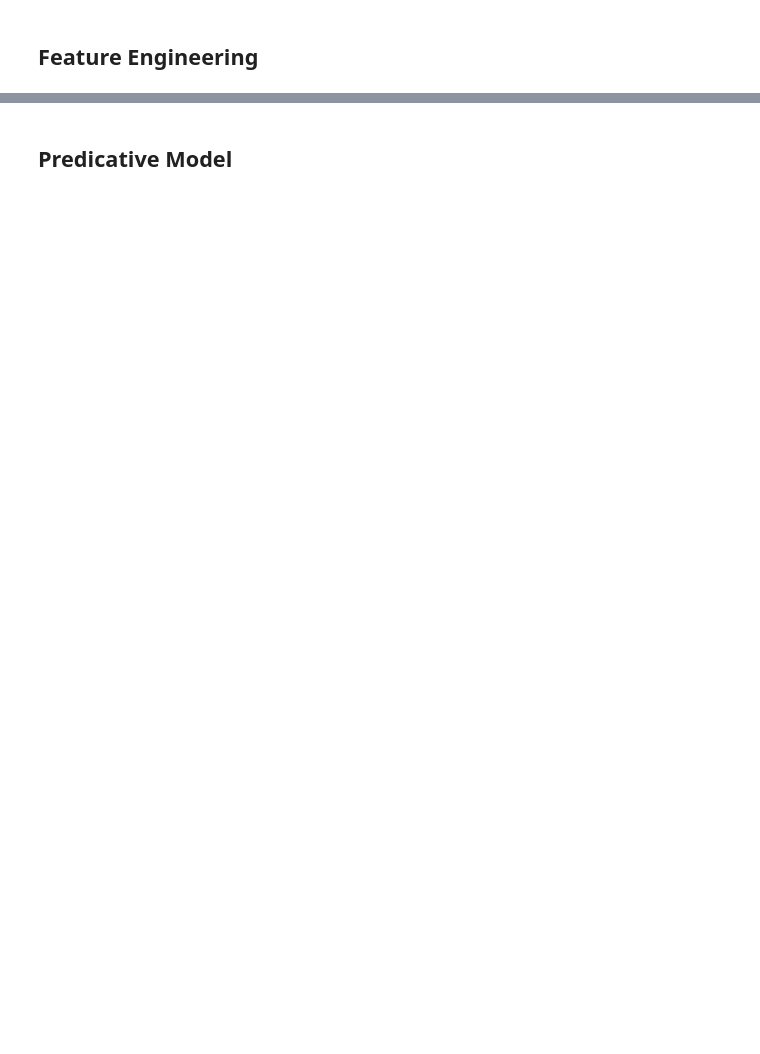
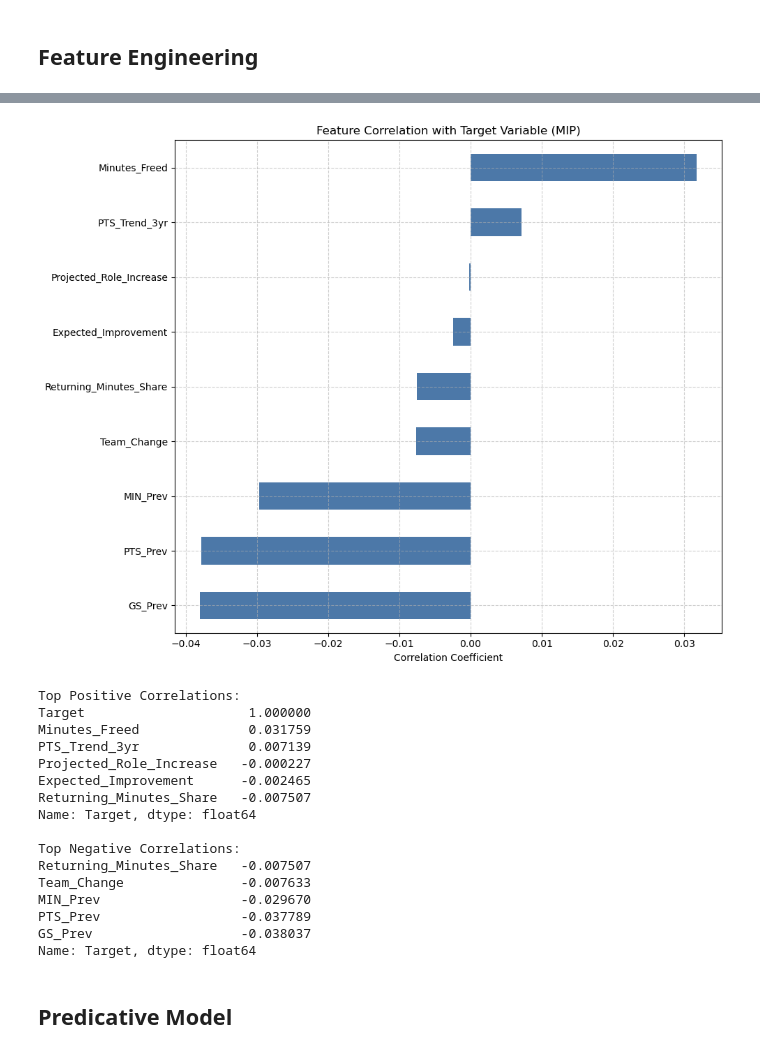
Before and after one commit to FranciscoAlves124/AC, a Jupyter notebook: awards/mip/MIP.ipynb, the cells around one changed output, grey strips where cells are left out. Drawn from its saved outputs; the diff is of its cells as text; code cells hidden in the pictures; blank space fills up the shorter version.

Commit message:
Improvements to various pipelines

```diff
--- a/awards/mip/MIP.ipynb
+++ b/awards/mip/MIP.ipynb
@@ -475,2 +475,77 @@ MIP Training Data Sample:
+# %%
+# ===============================================
+# FEATURE CORRELATION ANALYSIS (features vs MIP target)
+# ===============================================
+import pandas as pd
+import numpy as np
+import matplotlib.pyplot as plt
+
+# Load or use in-memory training data (historical preseason features)
+try:
+    corr_df = mip_training_data.copy()
+except NameError:
+    corr_df = pd.read_csv("training_data_mip.csv")
+
+# Engineered features and target for MIP
+feature_columns = [
+    "GS_Prev",
+    "PTS_Prev",
+    "MIN_Prev",
+    "Returning_Minutes_Share",
+    "Projected_Role_Increase",
+    "Minutes_Freed",
+    # include optional engineered features where available
+    "Team_Change",
+    "PTS_Trend_3yr",
+    #"Minutes_Trend_3yr",
+    "Expected_Improvement",
+    #"Coach_Change",
+]
+
+# Filter to available columns
+feature_columns = [c for c in feature_columns if c in corr_df.columns]
+
+# Rename target to 'Target' for clarity
+candidates = corr_df[feature_columns + ["Won_MIP"]].copy().fillna(0)
+if "Won_MIP" not in candidates.columns or len(feature_columns) == 0:
+    print("Insufficient columns to compute correlation analysis.")
+else:
+    candidates = candidates.rename(columns={"Won_MIP": "Target"})
+
+    # Compute correlation of features with Target
+    correlation = candidates[feature_columns + ["Target"]].corr(numeric_only=True)["Target"].sort_values(ascending=False)
+
+    # Plot correlation (horizontal bar), invert y for descending order
+    plt.figure(figsize=(10, 8))
+    correlation.drop("Target").plot(kind="barh", color="#4C78A8")
+    plt.title("Feature Correlation with Target Variable (MIP)")
+    plt.xlabel("Correlation Coefficient")
+    plt.gca().invert_yaxis()
+    plt.grid(True, linestyle="--", alpha=0.6)
+    plt.tight_layout()
+    plt.show()
+
+    print("Top Positive Correlations:")
+    print(correlation.head(6))
+    print("\nTop Negative Correlations:")
+    print(correlation.tail(5))
+# %% [output]
+[figure, added]
+Top Positive Correlations:
+Target                     1.000000
+Minutes_Freed              0.031759
+PTS_Trend_3yr              0.007139
+Projected_Role_Increase   -0.000227
+Expected_Improvement      -0.002465
+Returning_Minutes_Share   -0.007507
+Name: Target, dtype: float64
+
+Top Negative Correlations:
+Returning_Minutes_Share   -0.007507
+Team_Change               -0.007633
+MIN_Prev                  -0.029670
+PTS_Prev                  -0.037789
+GS_Prev                   -0.038037
+Name: Target, dtype: float64
 # %% [markdown]
 ## Predicative Model
```
Also changed, not shown: parts of 8 cells of this notebook, 7 other files.
